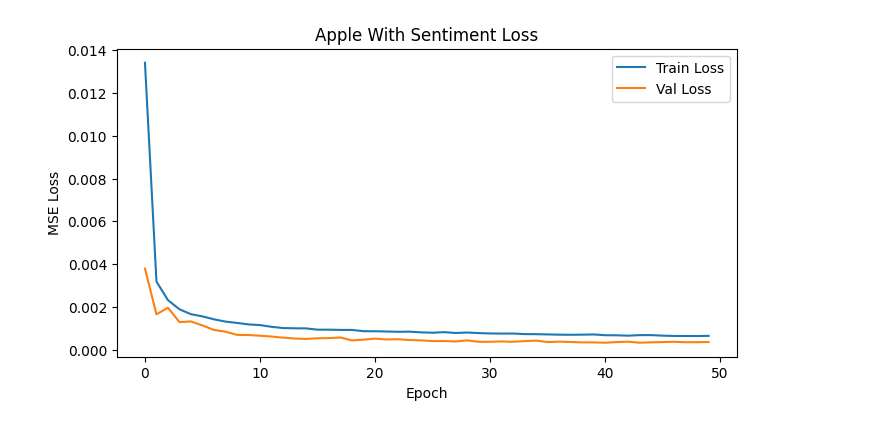
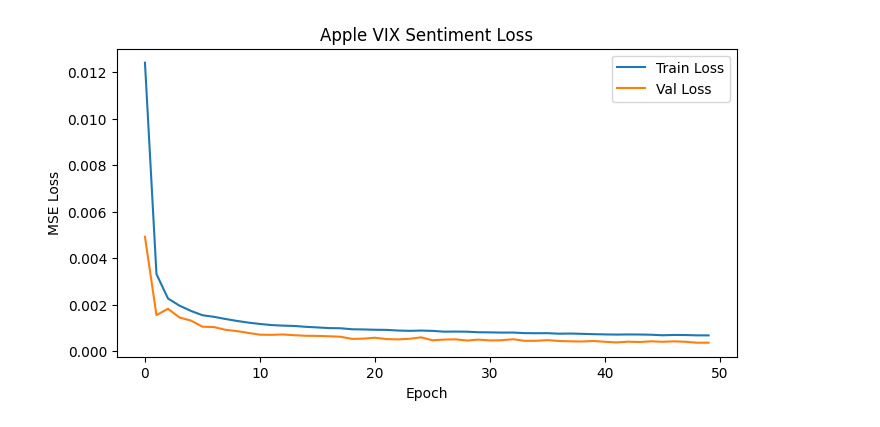
Before and after one commit to thanGyuPark/Finance-insights, a Jupyter notebook: LSTM_Predict.ipynb, the cells around one changed output. Cells and saved outputs as stored; diff of their text form; code cells hidden in the pictures.

```diff
--- a/LSTM_Predict.ipynb
+++ b/LSTM_Predict.ipynb
@@ -58,12 +23,0 @@ YF.download() has changed argument auto_adjust default to True
-# %%
-###################################
-# 4. 멀티피처 (Close, Volume, Sentiment) + 정규화
-###################################
-feature_cols = ['Close', 'Volume', 'Sentiment']
-data = df[feature_cols].copy()
-
-scaler = MinMaxScaler(feature_range=(0, 1))
-scaled_data = scaler.fit_transform(data)
-
-# DataFrame 형태로 다시 저장(편의용)
-scaled_df = pd.DataFrame(scaled_data, columns=feature_cols, index=df.index)
@@ -635,7 +74,7 @@ stock_dict = {
 }
 
 # 예시: 2020-01-01 ~ 2023-01-01 구간
-start_date = "2000-01-01"
+start_date = "2024-01-01"
 end_date   = "2025-01-01"
 
 #----------------------------------------------
@@ -780,7 +219,6 @@ for company_name, company_code in stock_dict.items():
     results['RMSE (with sentiment)'].append(rmse_results_with_sentiment)
 
 df_results = pd.DataFrame(results)
-df_results.to_csv(results_file_path, index=False)
 print("\nFinal Results:")
 print(df_results)
 # %% [output]
@@ -2065,23 +1398,11 @@ from sklearn.metrics import mean_squared_error, mean_absolute_error
 from tensorflow.keras.callbacks import LearningRateScheduler
 import matplotlib.pyplot as plt
 
-# 결과 저장 디렉토리 생성
 os.makedirs("results", exist_ok=True)
 
-# 평가 함수
 def calculate_rmse(y_true, y_pred):
     return np.sqrt(mean_squared_error(y_true, y_pred))
 
-def calculate_mae(y_true, y_pred):
-    return mean_absolute_error(y_true, y_pred)
-
-def calculate_mape(y_true, y_pred):
-    y_true = np.array(y_true)
-    y_pred = np.array(y_pred)
-    y_true_adj = np.where(y_true == 0, 0.001, y_true)
-    return np.mean(np.abs((y_true - y_pred) / y_true_adj)) * 100
-
-# 시퀀스 생성
 def create_dataset(data, seq_size, target_idx):
     X, Y = [], []
     for i in range(len(data) - seq_size - 1):
@@ -2089,7 +1410,6 @@ def create_dataset(data, seq_size, target_idx):
         Y.append(data[i+seq_size, target_idx])
     return np.array(X), np.array(Y)
 
-# Rolling window 평가
 def rolling_window_evaluation(X, Y, seq_size, columns, epochs=50, batch_size=32,
                               train_window=500, test_window=100, threshold=0.05):
     metrics, histories = [], []
@@ -2107,13 +1427,10 @@ def rolling_window_evaluation(X, Y, seq_size, columns, epochs=50, batch_size=32,
         ])
         model.compile(optimizer='adam', loss='mean_squared_error')
 
-        def scheduler(epoch, lr): return lr * 0.99
-        lr_cb = LearningRateScheduler(scheduler)
-
         history = model.fit(X_tr, Y_tr,
                             validation_data=(X_te, Y_te),
                             epochs=epochs, batch_size=batch_size,
-                            callbacks=[lr_cb],
+                            callbacks=[LearningRateScheduler(lambda e,lr:lr*0.99)],
                             verbose=0)
         histories.append(history.history)
 
@@ -2123,10 +1440,13 @@ def rolling_window_evaluation(X, Y, seq_size, columns, epochs=50, batch_size=32,
         metrics.append((rmse, accuracy))
     return metrics, histories
 
-# 메인 실행
 results = {'Company': [], 'RMSE (no sentiment)': [], 'Accuracy (no sentiment)': [],
            'RMSE (with sentiment)': [], 'Accuracy (with sentiment)': []}
-target_idx = 3  # 'Close'
+target_idx = 3  # Close
+
+# VIX 데이터 미리 로드
+vix_df = yf.download("^VIX", start="2000-01-01", end="2025-03-01", progress=False)[['Close']]
+vix_df = vix_df.rename(columns={'Close':'VIX'}).ffill()
 
 for name, ticker in {"Apple":"AAPL","Microsoft":"MSFT"}.items():
     df = yf.download(ticker, start="2000-01-01", end="2025-03-01", progress=False)
@@ -2135,26 +1455,23 @@ for name, ticker in {"Apple":"AAPL","Microsoft":"MSFT"}.items():
 
     # No sentiment
     data_no = df.iloc[:,1:].values.astype(float)
-    try:
-        scaled_no = MinMaxScaler().fit_transform(data_no)
-        X_no, Y_no = create_dataset(scaled_no, seq_size=10, target_idx=target_idx)
-        metrics_no, hist_no = rolling_window_evaluation(X_no, Y_no, seq_size=10, columns=df.columns[1:])
-        rmse_no = np.mean([m[0] for m in metrics_no]); acc_no = np.mean([m[1] for m in metrics_no])
-    except ValueError:
-        rmse_no = np.nan; acc_no = np.nan
+    scaled_no = MinMaxScaler().fit_transform(data_no)
+    X_no, Y_no = create_dataset(scaled_no, seq_size=10, target_idx=target_idx)
+    metrics_no, hist_no = rolling_window_evaluation(X_no, Y_no, seq_size=10, columns=df.columns[1:])
+    rmse_no = np.mean([m[0] for m in metrics_no])
+    acc_no = np.mean([m[1] for m in metrics_no])
 
-    # With sentiment (0)
-    df_with = df.copy(); df_with['Sentiment'] = 0.0
-    data_with = df_with.iloc[:,1:].values.astype(float)
-    try:
-        scaled_with = MinMaxScaler().fit_transform(data_with)
-        X_with, Y_with = create_dataset(scaled_with, seq_size=10, target_idx=target_idx)
-        metrics_with, hist_with = rolling_window_evaluation(X_with, Y_with, seq_size=10, columns=df_with.columns[1:])
-        rmse_with = np.mean([m[0] for m in metrics_with]); acc_with = np.mean([m[1] for m in metrics_with])
-    except ValueError:
-        rmse_with = np.nan; acc_with = np.nan
+    # With VIX sentiment
+    df_with = df.copy().set_index('Date').join(vix_df, how='left').ffill()
+    data_with = df_with.values.astype(float)
+    scaled_with = MinMaxScaler().fit_transform(data_with)
+    X_with, Y_with = create_dataset(scaled_with, seq_size=10, target_idx=target_idx)
+    metrics_with, hist_with = rolling_window_evaluation(
+        X_with, Y_with, seq_size=10, columns=df_with.columns)
+    rmse_with = np.mean([m[0] for m in metrics_with])
+    acc_with = np.mean([m[1] for m in metrics_with])
 
-    print(f"{name}: NoSent RMSE={rmse_no:.4f}, Acc={acc_no:.2f}% | WithSent RMSE={rmse_with:.4f}, Acc={acc_with:.2f}%")
+    print(f"{name}: NoSent RMSE={rmse_no:.4f}, Acc={acc_no:.2f}% | VIXSent RMSE={rmse_with:.4f}, Acc={acc_with:.2f}%")
 
     results['Company'].append(ticker)
     results['RMSE (no sentiment)'].append(rmse_no)
@@ -2169,16 +1486,18 @@ for name, ticker in {"Apple":"AAPL","Microsoft":"MSFT"}.items():
         for i in range(max_ep):
             train_vals = [h['loss'][i] for h in histories if len(h['loss'])>i]
             val_vals   = [h['val_loss'][i] for h in histories if len(h['val_loss'])>i]
-            avg_train.append(np.mean(train_vals)); avg_val.append(np.mean(val_vals))
+            avg_train.append(np.mean(train_vals))
+            avg_val.append(np.mean(val_vals))
         plt.figure(figsize=(8,4))
-        plt.plot(avg_train, label='Train Loss'); plt.plot(avg_val, label='Val Loss')
+        plt.plot(avg_train, label='Train Loss')
+        plt.plot(avg_val, label='Val Loss')
         plt.title(title); plt.xlabel('Epoch'); plt.ylabel('MSE Loss'); plt.legend(); plt.show()
 
-    if 'hist_no' in locals(): plot_avg_loss(hist_no, f"{name} No Sentiment Loss")
-    if 'hist_with' in locals(): plot_avg_loss(hist_with, f"{name} With Sentiment Loss")
+    plot_avg_loss(hist_no, f"{name} No Sentiment Loss")
+    plot_avg_loss(hist_with, f"{name} VIX Sentiment Loss")
 
 df_results = pd.DataFrame(results)
-df_results.to_csv(results_file_path, index=False)
+df_results.to_csv("./results/LSTM_results_vix.csv", index=False)
 print("\nFinal Results:")
 print(df_results)
 # %% [output]
@@ -2203 +1522 @@ Apple: NoSent RMSE=0.0069, Acc=35.36% | WithSent RMSE=0.0073, Acc=34.21%
-[figure, old version]
+[figure, new version]
```
Also changed, not shown: parts of 28 cells of this notebook, 7 other files.
